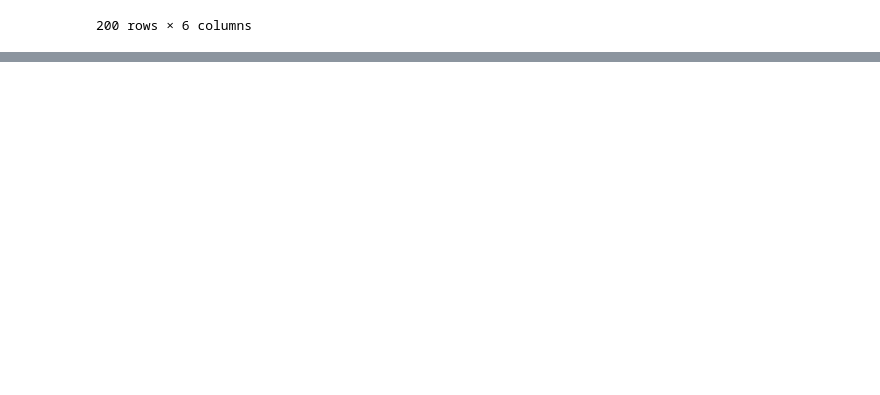
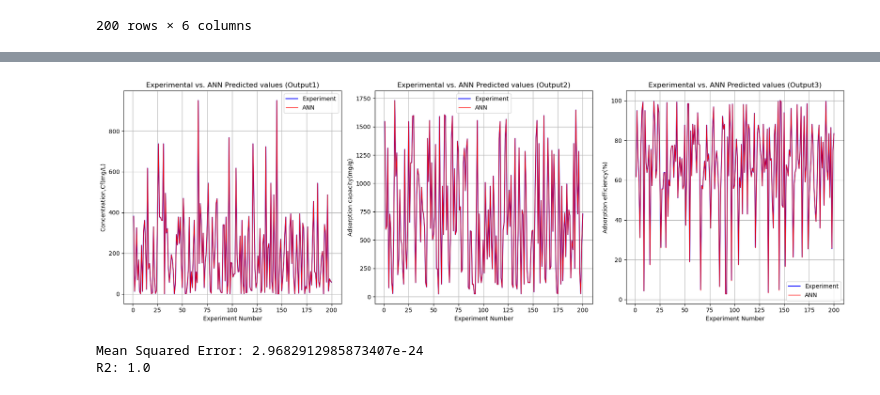
Before and after one commit to MominaAnees/sharing_github, a Jupyter notebook: ANN model of MR dye.ipynb, the cells around one changed output, grey strips where cells are left out. Saved outputs shown, nothing was run; the diff lists cells and outputs as text; code cells hidden in the pictures; blank space fills up the shorter version.

```diff
--- a/ANN model of MR dye.ipynb
+++ b/ANN model of MR dye.ipynb
@@ -119,0 +136,74 @@ plt.show()
+# %%
+df = pd.read_excel('predicted_data_with_inputs.xlsx')
+# experiment numbers, Output1 values, and predicted Output1 values
+experiment_numbers = df['Experiment'][:200]
+output1_values = df['Concentration,Cf(mg/L)'][:200]
+predicted_output1_values = df['predicted_Concentration,Cf(mg/L)'][:200]
+
+
+fig, axes = plt.subplots(1, 3, figsize=(18, 6))  # 1 row, 3 columns for 3 plots
+
+# Plot 1: Concentration,Cf(mg/L)
+axes[0].plot(experiment_numbers, output1_values, label='Experiment', linestyle='-', color='blue')
+axes[0].plot(experiment_numbers, predicted_output1_values, label='ANN', linestyle='-', color='red', linewidth=1)
+axes[0].set_xlabel('Experiment Number')
+axes[0].set_ylabel('Concentration,Cf(mg/L)')
+axes[0].set_title('Experimental vs. ANN Predicted values (Output1)')
+axes[0].legend()
+axes[0].grid()
+
+# experiment numbers, Output2 values, and predicted Output2 values
+experiment_numbers = df['Experiment'][:200]
+output2_values = df['Adsorption capacity(mg/g)'][:200]
+predicted_output2_values = df['predicted_Adsorption capacity(mg/g)'][:200]
+
+# Plot 2: Adsorption capacity(mg/g)
+axes[1].plot(experiment_numbers, output2_values, label='Experiment', linestyle='-', color='blue')
+axes[1].plot(experiment_numbers, predicted_output2_values, label='ANN', linestyle='-', color='red', linewidth=1)
+axes[1].set_xlabel('Experiment Number')
+axes[1].set_ylabel('Adsorption capacity(mg/g)')
+axes[1].set_title('Experimental vs. ANN Predicted values (Output2)')
+axes[1].legend()
+axes[1].grid()
+
+# experiment numbers, Output3 values, and predicted Output3 values
+experiment_numbers = df['Experiment'][:200]
+output3_values = df['Adsorption efficiency(%)'][:200]
+predicted_output3_values = df['predicted_Adsorption efficiency(%)'][:200]
+
+# Plot 3: Adsorption efficiency(%)
+axes[2].plot(experiment_numbers, output3_values, label='Experiment', linestyle='-', color='blue')
+axes[2].plot(experiment_numbers, predicted_output3_values, label='ANN', linestyle='-', color='red', linewidth=1)
+axes[2].set_xlabel('Experiment Number')
+axes[2].set_ylabel('Adsorption efficiency(%)')
+axes[2].set_title('Experimental vs. ANN Predicted values (Output3)')
+axes[2].legend()
+axes[2].grid()
+
+
+plt.tight_layout()
+plt.show()
+# %% [output]
+[figure, added]
+# %%
+import pandas as pd
+import matplotlib.pyplot as plt
+import numpy as np
+from sklearn.ensemble import RandomForestRegressor
+from sklearn.model_selection import train_test_split
+from sklearn.preprocessing import StandardScaler
+from sklearn.metrics import mean_squared_error, r2_score
+data = pd.read_excel("Data.xlsx", skiprows=1)
+X = data.drop(columns=['Stirringspeed', 'Temp', 'Time', 'Dosage', 'pH', 'Concentration'], axis =1)
+y = data[['Concentration,Cf(mg/L)', 'Adsorption capacity(mg/g)', 'Adsorption efficiency(%)']]
+X.columns = X.columns.astype(str)
+X_train, X_test, y_train, y_test = train_test_split(X, y, test_size=0.10, random_state=42)
+model = RandomForestRegressor(n_estimators=200, max_features=6,bootstrap=True, max_depth=None, oob_score=True, random_state=42)
+model.fit(X_train, y_train)
+y_pred = model.predict(X_test)
+mse = mean_squared_error(y_test, y_pred)
+print("Mean Squared Error:", mse)
+print("R2:", r2_score(y_test, y_pred, sample_weight=None, force_finite=True))
+# %% [output]
+Mean Squared Error: 2.9682912985873407e-24
+R2: 1.0
```
Also changed, not shown: parts of 11 cells of this notebook.
